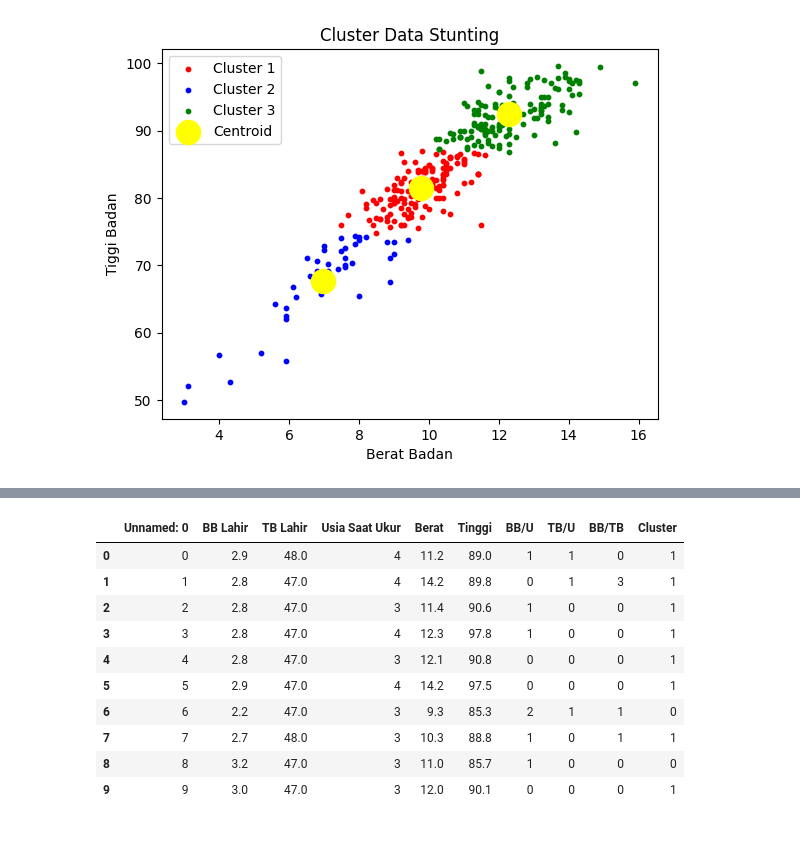
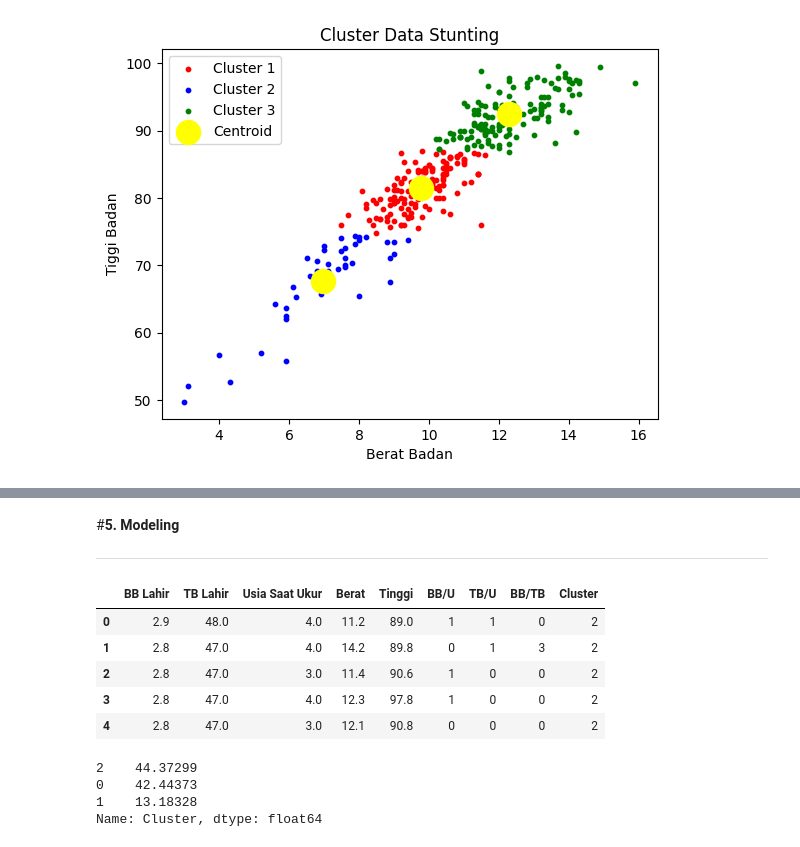
Before and after one commit to kilua762/malnutrition-classification, a Jupyter notebook: Malnutrion_Classification.ipynb, the cells around one changed output, grey strips where cells are left out. Cells and saved outputs as stored; diff of their text form; code cells hidden in the pictures.

```diff
--- a/Malnutrion_Classification.ipynb
+++ b/Malnutrion_Classification.ipynb
@@ -270,15 +163,26 @@ data_stunting.to_excel("StuntingCluster.xlsx", sheet_name='Data_stunting')
-# %%
-df = pd.read_excel('StuntingCluster.xlsx')
-df.head(10)
-# %% [output]
-|  | Unnamed: 0 | BB Lahir | TB Lahir | Usia Saat Ukur | Berat | Tinggi | BB/U | TB/U | BB/TB | Cluster |
-| 0 | 0 | 2.9 | 48.0 | 4 | 11.2 | 89.0 | 1 | 1 | 0 | 1 |
-| 1 | 1 | 2.8 | 47.0 | 4 | 14.2 | 89.8 | 0 | 1 | 3 | 1 |
-| 2 | 2 | 2.8 | 47.0 | 3 | 11.4 | 90.6 | 1 | 0 | 0 | 1 |
-| 3 | 3 | 2.8 | 47.0 | 4 | 12.3 | 97.8 | 1 | 0 | 0 | 1 |
-| 4 | 4 | 2.8 | 47.0 | 3 | 12.1 | 90.8 | 0 | 0 | 0 | 1 |
-| 5 | 5 | 2.9 | 47.0 | 4 | 14.2 | 97.5 | 0 | 0 | 0 | 1 |
-| 6 | 6 | 2.2 | 47.0 | 3 | 9.3 | 85.3 | 2 | 1 | 1 | 0 |
-| 7 | 7 | 2.7 | 48.0 | 3 | 10.3 | 88.8 | 1 | 0 | 1 | 1 |
-| 8 | 8 | 3.2 | 47.0 | 3 | 11.0 | 85.7 | 1 | 0 | 0 | 0 |
-| 9 | 9 | 3.0 | 47.0 | 3 | 12.0 | 90.1 | 0 | 0 | 0 | 1 |
+# %% [markdown]
+#**5.   Modeling**
+
+---
+# %%
+# Membaca data
+df = pd.read_csv('StuntingCluster.csv')
+# Menghapus kolom Unnamed
+df = df.loc[:, ~df.columns.str.contains('^Unnamed')]
+# show data sebanyak 5
+df.head(5)
+# %% [output]
+|  | BB Lahir | TB Lahir | Usia Saat Ukur | Berat | Tinggi | BB/U | TB/U | BB/TB | Cluster |
+| 0 | 2.9 | 48.0 | 4.0 | 11.2 | 89.0 | 1 | 1 | 0 | 2 |
+| 1 | 2.8 | 47.0 | 4.0 | 14.2 | 89.8 | 0 | 1 | 3 | 2 |
+| 2 | 2.8 | 47.0 | 3.0 | 11.4 | 90.6 | 1 | 0 | 0 | 2 |
+| 3 | 2.8 | 47.0 | 4.0 | 12.3 | 97.8 | 1 | 0 | 0 | 2 |
+| 4 | 2.8 | 47.0 | 3.0 | 12.1 | 90.8 | 0 | 0 | 0 | 2 |
+# %%
+# Melihat persentase cluster
+df['Cluster'].value_counts()/df.shape[0]*100
+# %% [output]
+2    44.37299
+0    42.44373
+1    13.18328
+Name: Cluster, dtype: float64
```
Also changed, not shown: parts of 23 cells of this notebook.
